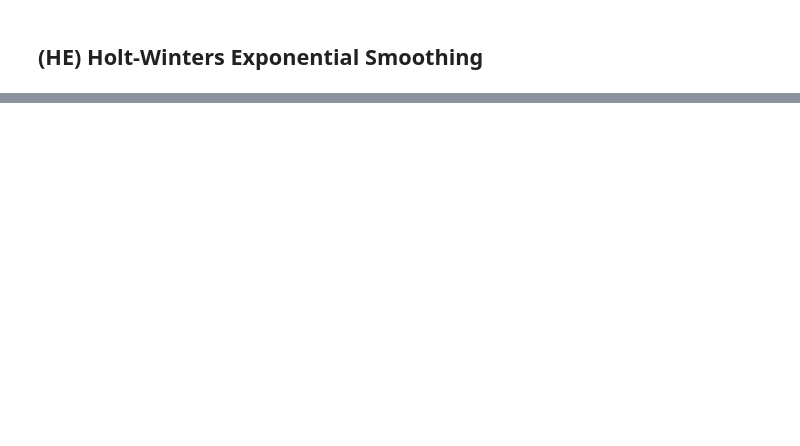
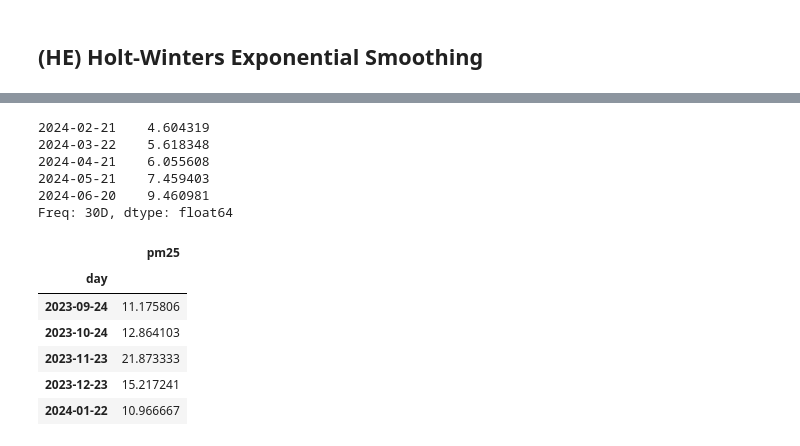
Before and after one commit to alexspf/bk_pm25_pred, a Jupyter notebook: best_cut.ipynb, the cells around one changed output, grey strips where cells are left out. Cells and saved outputs as stored; diff of their text form; code cells hidden in the pictures; blank space fills up the shorter version.

```diff
--- a/best_cut.ipynb
+++ b/best_cut.ipynb
@@ -330,0 +302,21 @@ data.tail()
+# %%
+forecast.head(5)
+# %% [output]
+2024-02-21    4.604319
+2024-03-22    5.618348
+2024-04-21    6.055608
+2024-05-21    7.459403
+2024-06-20    9.460981
+Freq: 30D, dtype: float64
+# %%
+reset_data_mod()
+resize_data_mod("30D")
+data_mod.tail()
+# %% [output]
+|  | pm25 |
+| day |  |
+| 2023-09-24 | 11.175806 |
+| 2023-10-24 | 12.864103 |
+| 2023-11-23 | 21.873333 |
+| 2023-12-23 | 15.217241 |
+| 2024-01-22 | 10.966667 |
```
Also changed, not shown: parts of 13 cells of this notebook, 1 other file.
